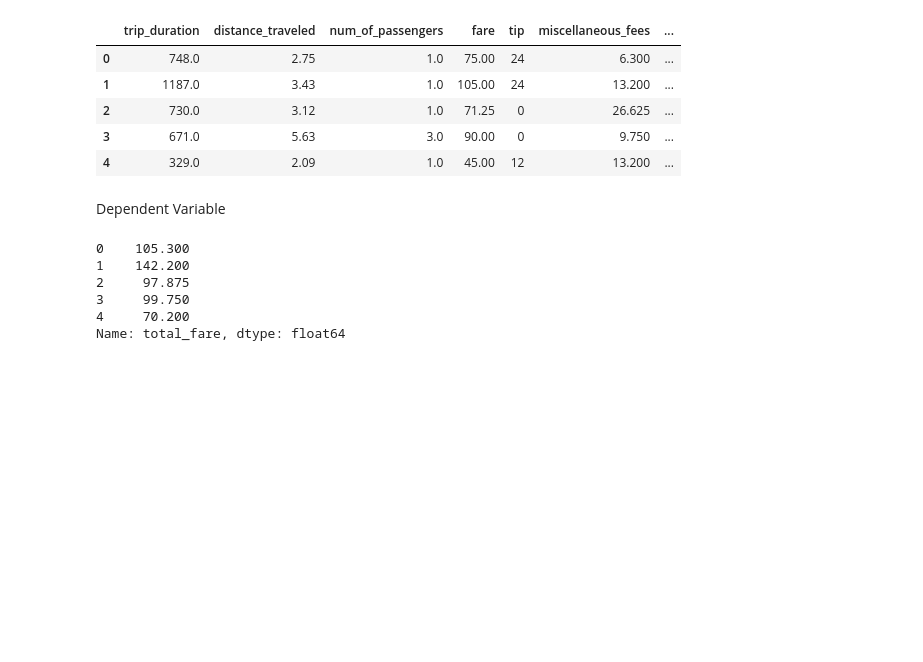
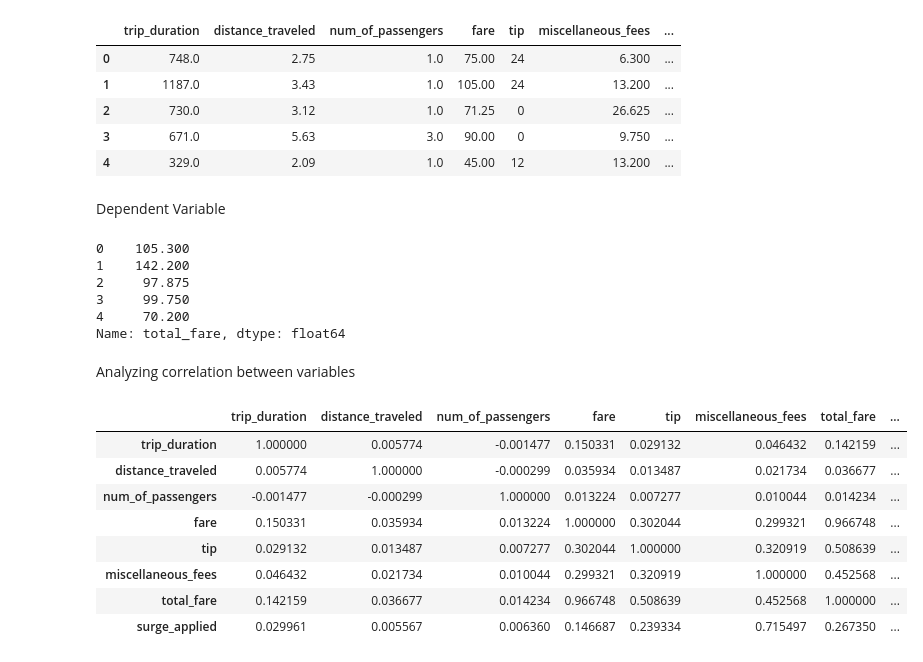
Before and after one commit to JorgeV20/Regression_Projects, a Jupyter notebook: Taxi_fare_project/taxi_fare.ipynb, the cells around one changed output. Cells and saved outputs as stored; diff of their text form; code cells hidden in the pictures; blank space fills up the shorter version.

```diff
--- a/Taxi_fare_project/taxi_fare.ipynb
+++ b/Taxi_fare_project/taxi_fare.ipynb
@@ -116,3 +118,5 @@ Y.head()
 3     99.750
 4     70.200
 Name: total_fare, dtype: float64
+# %% [markdown]
+Analyzing correlation between variables
@@ -118,0 +125,12 @@ Name: total_fare, dtype: float64
+# %%
+corr
+# %% [output]
+|  | trip_duration | distance_traveled | num_of_passengers | fare | tip | miscellaneous_fees | total_fare | ... |
+| trip_duration | 1.000000 | 0.005774 | -0.001477 | 0.150331 | 0.029132 | 0.046432 | 0.142159 | ... |
+| distance_traveled | 0.005774 | 1.000000 | -0.000299 | 0.035934 | 0.013487 | 0.021734 | 0.036677 | ... |
+| num_of_passengers | -0.001477 | -0.000299 | 1.000000 | 0.013224 | 0.007277 | 0.010044 | 0.014234 | ... |
+| fare | 0.150331 | 0.035934 | 0.013224 | 1.000000 | 0.302044 | 0.299321 | 0.966748 | ... |
+| tip | 0.029132 | 0.013487 | 0.007277 | 0.302044 | 1.000000 | 0.320919 | 0.508639 | ... |
+| miscellaneous_fees | 0.046432 | 0.021734 | 0.010044 | 0.299321 | 0.320919 | 1.000000 | 0.452568 | ... |
+| total_fare | 0.142159 | 0.036677 | 0.014234 | 0.966748 | 0.508639 | 0.452568 | 1.000000 | ... |
+| surge_applied | 0.029961 | 0.005567 | 0.006360 | 0.146687 | 0.239334 | 0.715497 | 0.267350 | ... |
```
Also changed, not shown: parts of 3 cells of this notebook.
